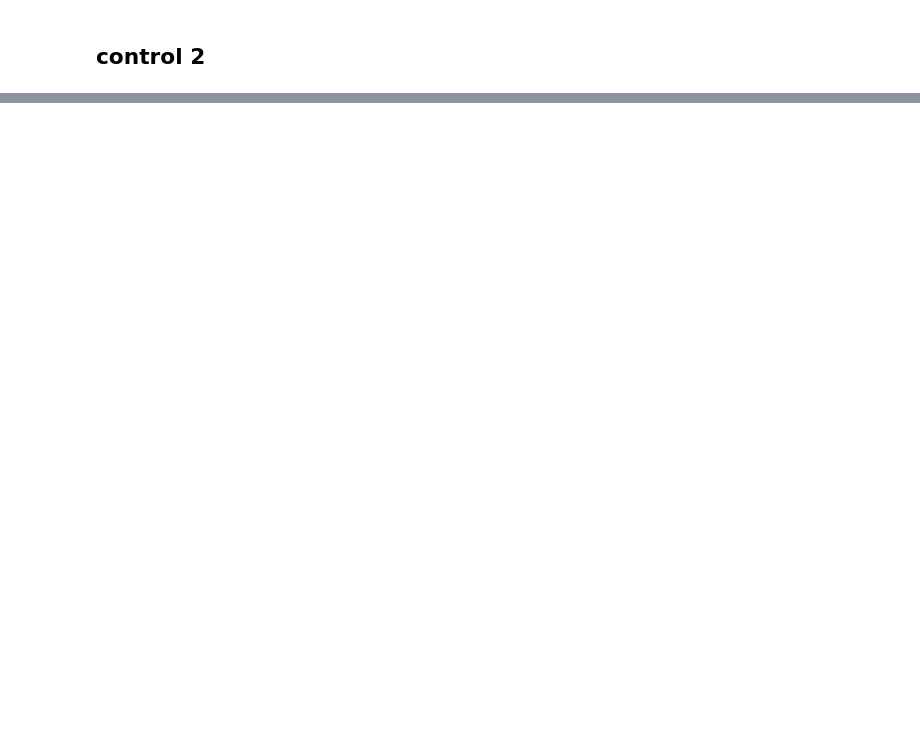
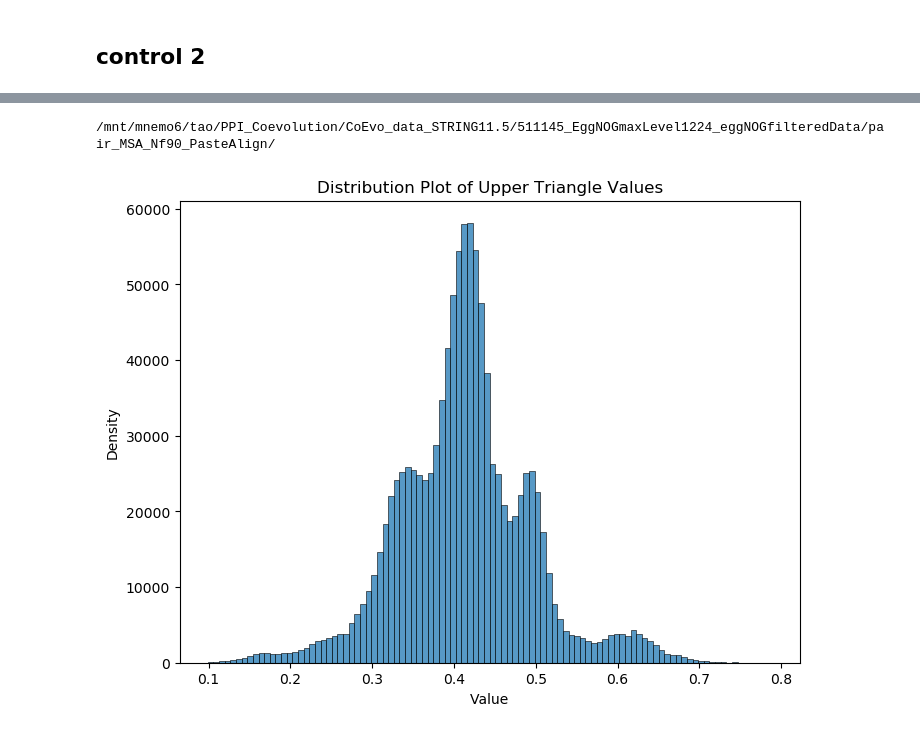
Before and after one commit to TaoDFang/PPI_Prediction_byCoevolution, a Jupyter notebook: notebooks/SR_review_comments.ipynb, the cells around one changed output, grey strips where cells are left out. Cells and saved outputs as stored; diff of their text form; code cells hidden in the pictures; blank space fills up the shorter version.

```diff
--- a/notebooks/SR_review_comments.ipynb
+++ b/notebooks/SR_review_comments.ipynb
@@ -189,0 +445,28 @@ allPhylum_error
+# %%
+# run once to generate randomised paired MSA
+Query_tuple = ('1224', '511145')
+EggNOG_maxLevel, currentSpe_TaxID = Query_tuple
+input_root_folder = CoEvo_data_folder+currentSpe_TaxID + \
+    "_EggNOGmaxLevel"+EggNOG_maxLevel+"_eggNOGfilteredData/"
+pairedMSA_Nf90_folder = input_root_folder+"pair_MSA_Nf90_PasteAlign/"
+print(pairedMSA_Nf90_folder)
+# %% [output]
+/mnt/mnemo6/tao/PPI_Coevolution/CoEvo_data_STRING11.5/511145_EggNOGmaxLevel1224_eggNOGfilteredData/pair_MSA_Nf90_PasteAlign/
+# %%
+pp1, pp2, msa_ori, msa_dists_list=get_msa_dist_list([pp1,pp2,pairedMSA_Nf90_folder])
+# %%
+%%time
+# Drawing the distribution plot
+plt.figure(figsize=(8, 6))
+#sns.distplot(msa_dists_triu, bins=len(msa_dists_triu), kde=True) #
+sns.histplot(msa_dists_list,bins=100)
+
+# Adding labels and title
+plt.title('Distribution Plot of Upper Triangle Values')
+plt.xlabel('Value')
+plt.ylabel('Density')
+
+# Show the plot
+plt.show()
+# %% [output]
+[figure, added]
```
Also changed, not shown: parts of 31 cells of this notebook, 3 other files.
